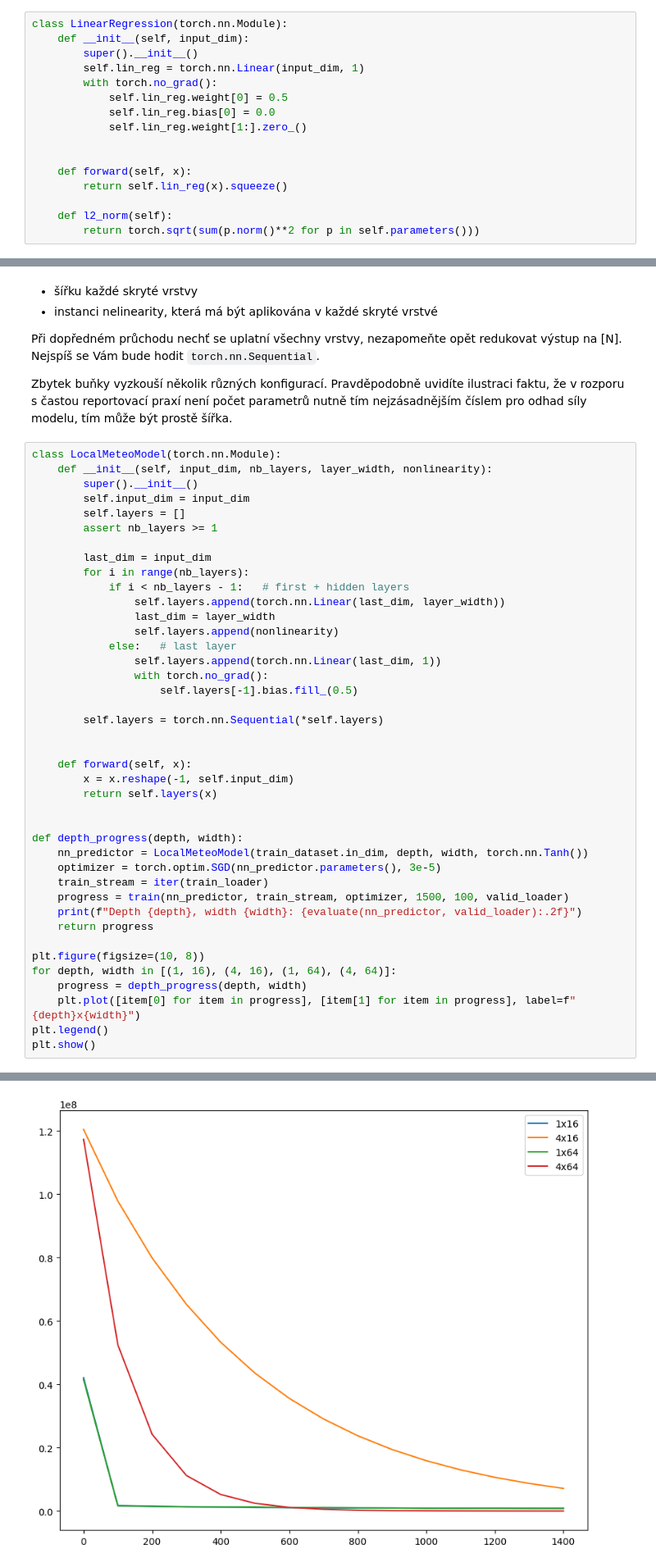
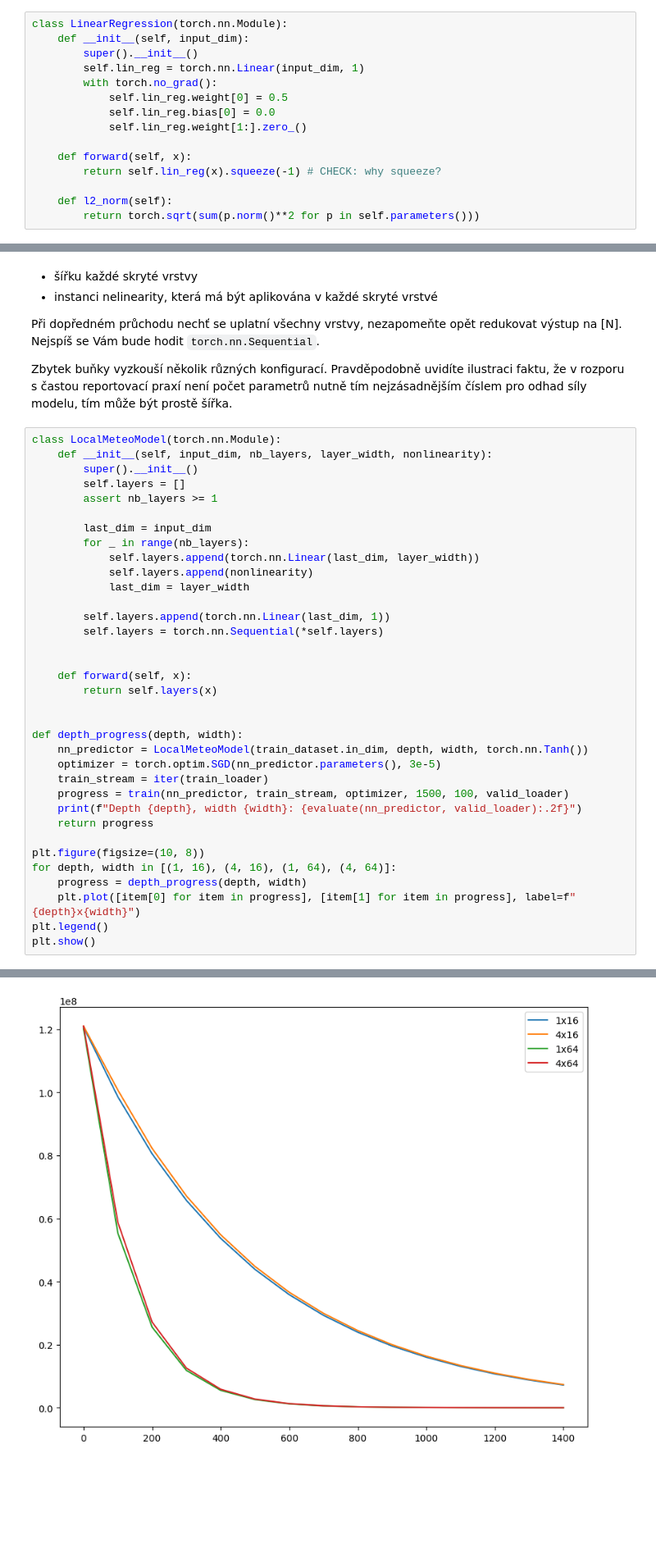
Before and after one commit to xplick04/SUI, a Jupyter notebook: proj3/zadani.ipynb, the cells around one changed output, grey strips where cells are left out. Shown: that part at 82% size. Drawn from its saved outputs; the diff is of its cells as text; blank space fills up the shorter version.

```diff
--- a/proj3/zadani.ipynb
+++ b/proj3/zadani.ipynb
@@ -105,9 +105,8 @@ class LinearRegression(torch.nn.Module):
             self.lin_reg.bias[0] = 0.0
             self.lin_reg.weight[1:].zero_()
 
-
     def forward(self, x):
-        return self.lin_reg(x).squeeze()
+        return self.lin_reg(x).squeeze(-1) # CHECK: why squeeze?
 
     def l2_norm(self):
         return torch.sqrt(sum(p.norm()**2 for p in self.parameters()))
@@ -369,26 +369,20 @@ Pravděpodobně uvidíte ilustraci faktu, že v rozporu s častou reportovací p
 class LocalMeteoModel(torch.nn.Module):
     def __init__(self, input_dim, nb_layers, layer_width, nonlinearity):
         super().__init__()
-        self.input_dim = input_dim
         self.layers = []
         assert nb_layers >= 1
 
         last_dim = input_dim
-        for i in range(nb_layers):
-            if i < nb_layers - 1:   # first + hidden layers
-                self.layers.append(torch.nn.Linear(last_dim, layer_width))
-                last_dim = layer_width
-                self.layers.append(nonlinearity)
-            else:   # last layer
-                self.layers.append(torch.nn.Linear(last_dim, 1))
-                with torch.no_grad():
-                    self.layers[-1].bias.fill_(0.5)
+        for _ in range(nb_layers):
+            self.layers.append(torch.nn.Linear(last_dim, layer_width))
+            self.layers.append(nonlinearity)
+            last_dim = layer_width
 
+        self.layers.append(torch.nn.Linear(last_dim, 1))
         self.layers = torch.nn.Sequential(*self.layers)
 
 
     def forward(self, x):
-        x = x.reshape(-1, self.input_dim)
         return self.layers(x)
 
 
@@ -414,3 +408,3 @@ Depth 4, width 64: 17623.54
-[figure, old version]
+[figure, new version]
 # %% [markdown]
 Gratulujeme ke zvládnutí projektu! Při odevzdání nezapomeňte soubory pojmenovat podle vedoucího týmu.
```
Also changed, not shown: parts of 4 cells of this notebook.
